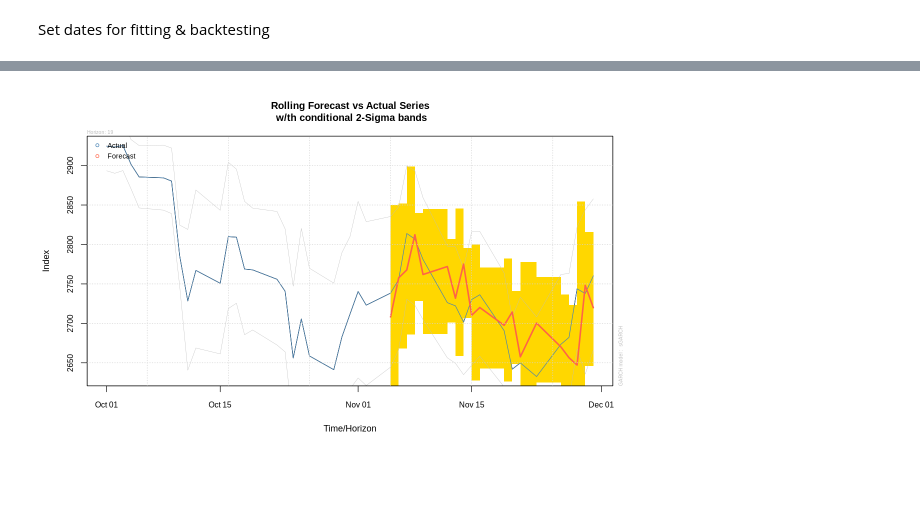
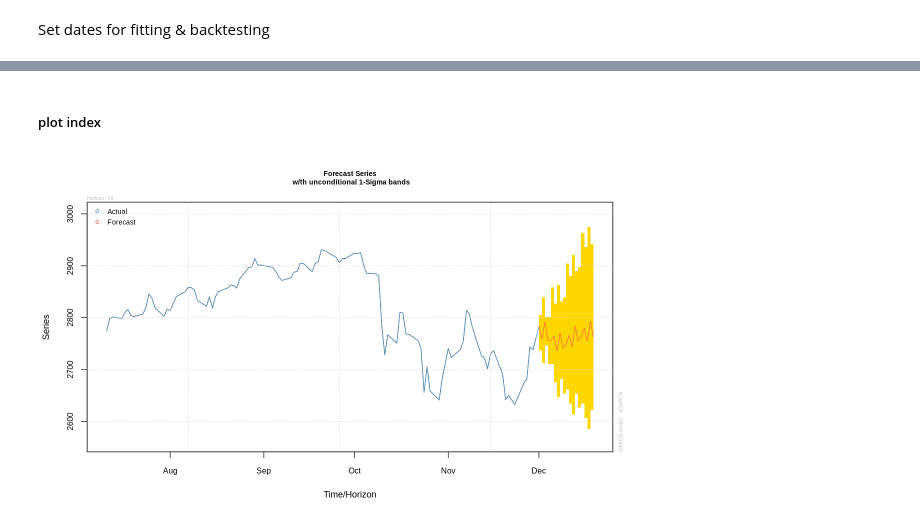
Before and after one commit to lbk209/timeseries, a Jupyter notebook: r_quantstart_arima_garch_gc.ipynb, the cells around one changed output, grey strips where cells are left out. Saved outputs shown, nothing was run; the diff lists cells and outputs as text; code cells hidden in the pictures; blank space fills up the shorter version.

Commit message:
test ag2.plot.garchforecast.1
confirm ag2.plot.garchforecast.1 produce correct price from log. return

```diff
--- a/r_quantstart_arima_garch_gc.ipynb
+++ b/r_quantstart_arima_garch_gc.ipynb
@@ -849,2 +910,2 @@ ret <- ret[(l-windowLength-foreLength):l]
 # %%
-forc <- ag2.forecast(ret, foreLength)
+forc <- ag2.forecast(ret, foreLength, out.sample=foreLength)
@@ -859,4 +922,7 @@ ag2.plot(forc, var.mode='conditional')
+# %% [markdown]
+##### plot index
 # %%
-ag2.plot(forc, plot.mode='price', lookahead=lookahead, price=spClose)
+ag2.plot(forc, plot.mode='price',
+         lookahead=lookahead, price=spClose)
 # %% [output]
-[figure, old version]
+[figure, new version]
```
Also changed, not shown: parts of 36 cells of this notebook.
